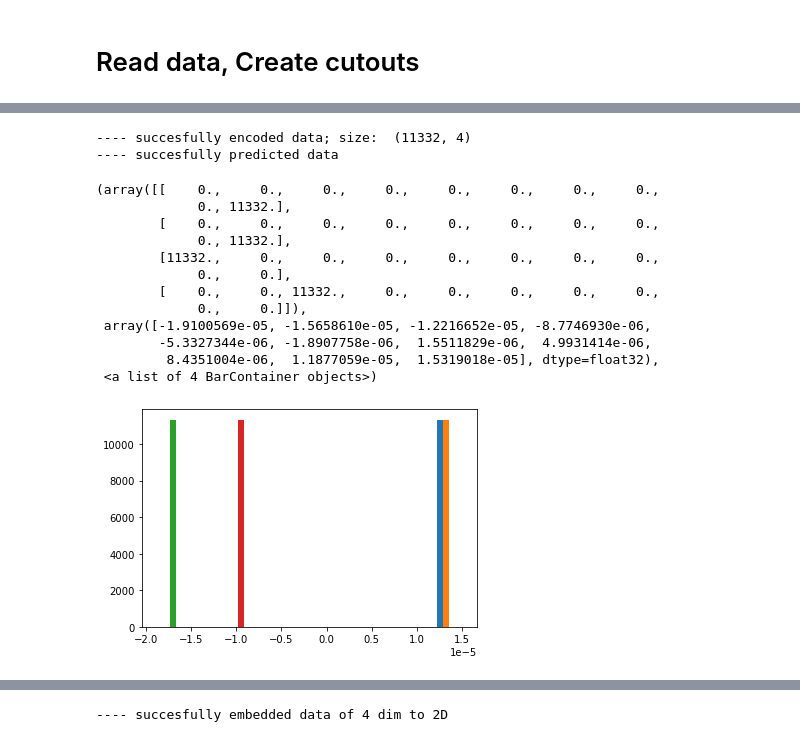
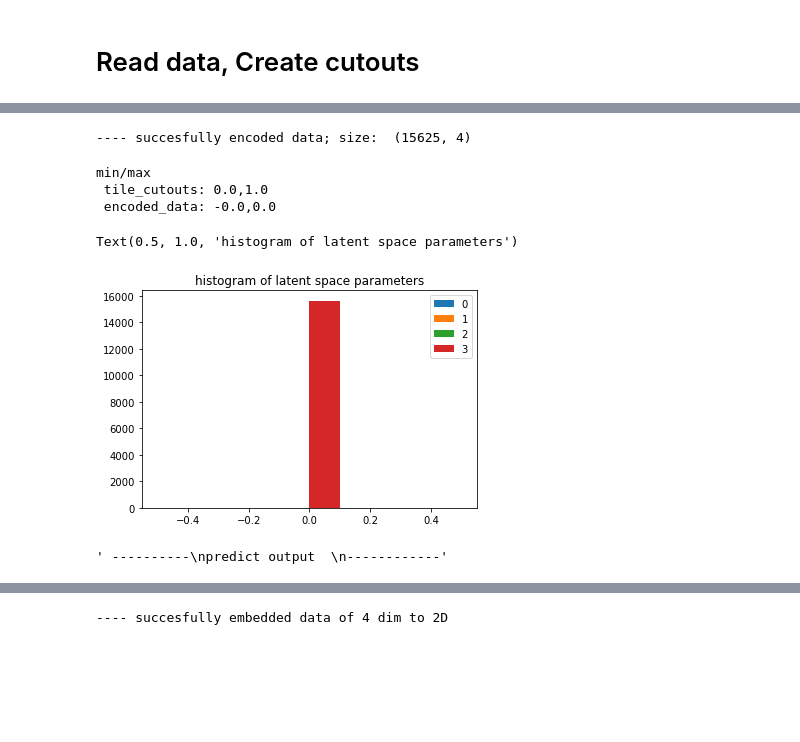
Before and after one commit to Iceshelves/AutomatedDamageDetection, a Jupyter notebook: notebooks/postprocessing/predict_tiles_testset.ipynb, the cells around one changed output, grey strips where cells are left out. Drawn from its saved outputs; the diff is of its cells as text; code cells hidden in the pictures; blank space fills up the shorter version.

```diff
--- a/notebooks/postprocessing/predict_tiles_testset.ipynb
+++ b/notebooks/postprocessing/predict_tiles_testset.ipynb
@@ -124,7 +117,12 @@ ini_file = 'train-vae.ini'
 # model_dir = 'model_1652995389' # VAE-b-L4-n2
 
 path_to_traindir = os.path.join(workdir, 'training','2022-10') # path on local computer
-model_dir = 'model_1664876184' # VVAE with hist-equal input
+# model_dir = 'model_1664876184' # VVAE with hist-equal input; applied to windows
+model_dir = 'model_1665487140' # VAE with hist-equal input; applied to img, alpha=2000
+
+# path_to_traindir = os.path.join(workdir, 'training','2022-10/2022-10-04') # path on local computer
+# model_dir = 'model_1664891181' # VAE with hist-equal input: applied to windows --> higher alpha
+
 config = os.path.join(path_to_traindir,model_dir,'train-vae.ini')
 
 # parse input arguments
@@ -527,38 +569,44 @@ tile_cutouts.min()
 ''' ----------
 Encode input
 ------------'''
-
-
-# encoded_data,_,_ = encoder.predict(test_set_tf);
-encoded_data,_,_ = encoder.predict(tile_cutouts);
-# np.save(tileName + "_encoded.npy", encoded_data) # save encoded data for later use.
-# np.save(tileName + "_labels.npy", label_cutouts) # save encoded data for later use.
-print('---- succesfully encoded data; size: ', encoded_data.shape)
-
-
-# predicted_data = model.predict(test_set_tf); # reconstruct images (windows):
-predicted_data = model.predict(tile_cutouts); # reconstruct images (windows):
-# np.save(tileName + "_predicted.npy",predicted_data)
-print('---- succesfully predicted data')
+encoded_data_file = os.path.join(path_to_model, tileName + "_encoded.npy")
+if os.path.exists(encoded_data_file):
+    # read file
+    encoded_data = np.load(encoded_data_file)
+    print('---- loaded encoded data; size: ', encoded_data.shape)
+else:
+    # encode data and save file
+    encoded_data,_,_ = encoder.predict(tile_cutouts);
+    np.save(encoded_data_file, encoded_data) # save encoded data for later use.
+    # np.save(tileName + "_labels.npy", label_cutouts) # save encoded data for later use.
+    print('---- succesfully encoded data; size: ', encoded_data.shape)
 # %% [output]
----- succesfully encoded data; size:  (11332, 4)
----- succesfully predicted data
+---- succesfully encoded data; size:  (15625, 4)
+# %%
+print("min/max \n tile_cutouts: {:.1f},{:.1f} \n encoded_data: {:.1f},{:.1f}".format(tile_cutouts.min(), tile_cutouts.max(), encoded_data.min(), encoded_data.max()))
+# %% [output]
+min/max
+ tile_cutouts: 0.0,1.0
+ encoded_data: -0.0,0.0
 # %%
-encoded_data.min()
-encoded_data.max()
-
-plt.hist(encoded_data)
+# encoded_data.min()
+# encoded_data.max()
+plt.figure()
+for ldim in range(0, encoded_data.shape[1]):
+    plt.hist(encoded_data[:,ldim],label=ldim)
+plt.legend()
+plt.title('histogram of latent space parameters')
 # %% [output]
-(array([[    0.,     0.,     0.,     0.,     0.,     0.,     0.,     0.,
-             0., 11332.],
-        [    0.,     0.,     0.,     0.,     0.,     0.,     0.,     0.,
-             0., 11332.],
-        [11332.,     0.,     0.,     0.,     0.,     0.,     0.,     0.,
-             0.,     0.],
-        [    0.,     0., 11332.,     0.,     0.,     0.,     0.,     0.,
-             0.,     0.]]),
- array([-1.9100569e-05, -1.5658610e-05, -1.2216652e-05, -8.7746930e-06,
-        -5.3327344e-06, -1.8907758e-06,  1.5511829e-06,  4.9931414e-06,
-         8.4351004e-06,  1.1877059e-05,  1.5319018e-05], dtype=float32),
- <a list of 4 BarContainer objects>)
+Text(0.5, 1.0, 'histogram of latent space parameters')
-[figure, old version]
+[figure, new version]
+# %%
+
+''' ----------
+predict output
+------------'''
+
+# predicted_data = model.predict(tile_cutouts); # reconstruct images (windows):
+# np.save(os.path.join(path_to_model, tileName + "_predicted.npy"),predicted_data)
+# print('---- succesfully predicted data')
+# %% [output]
+' ----------\npredict output  \n------------'
```
Also changed, not shown: parts of 34 cells of this notebook, 1 other file.
